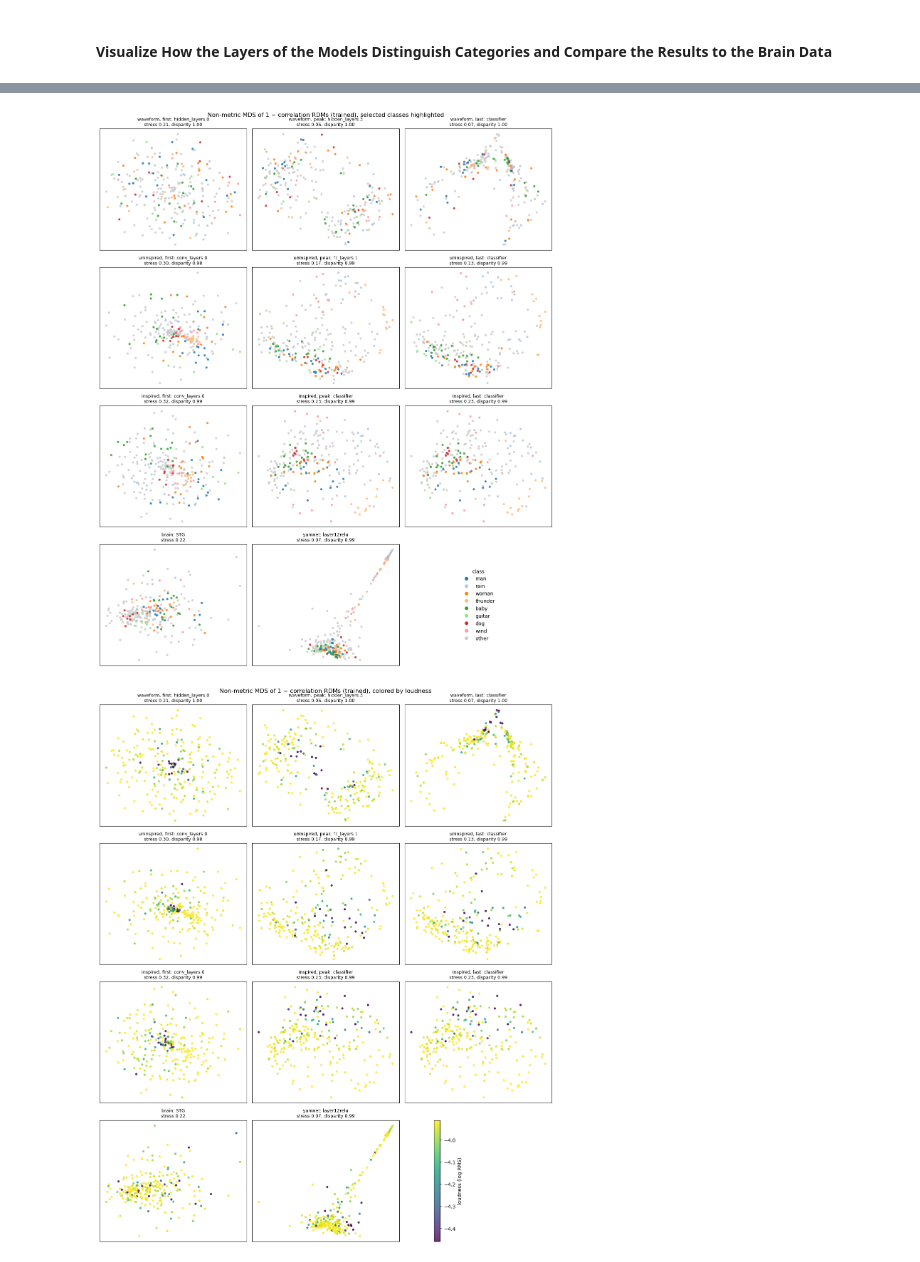
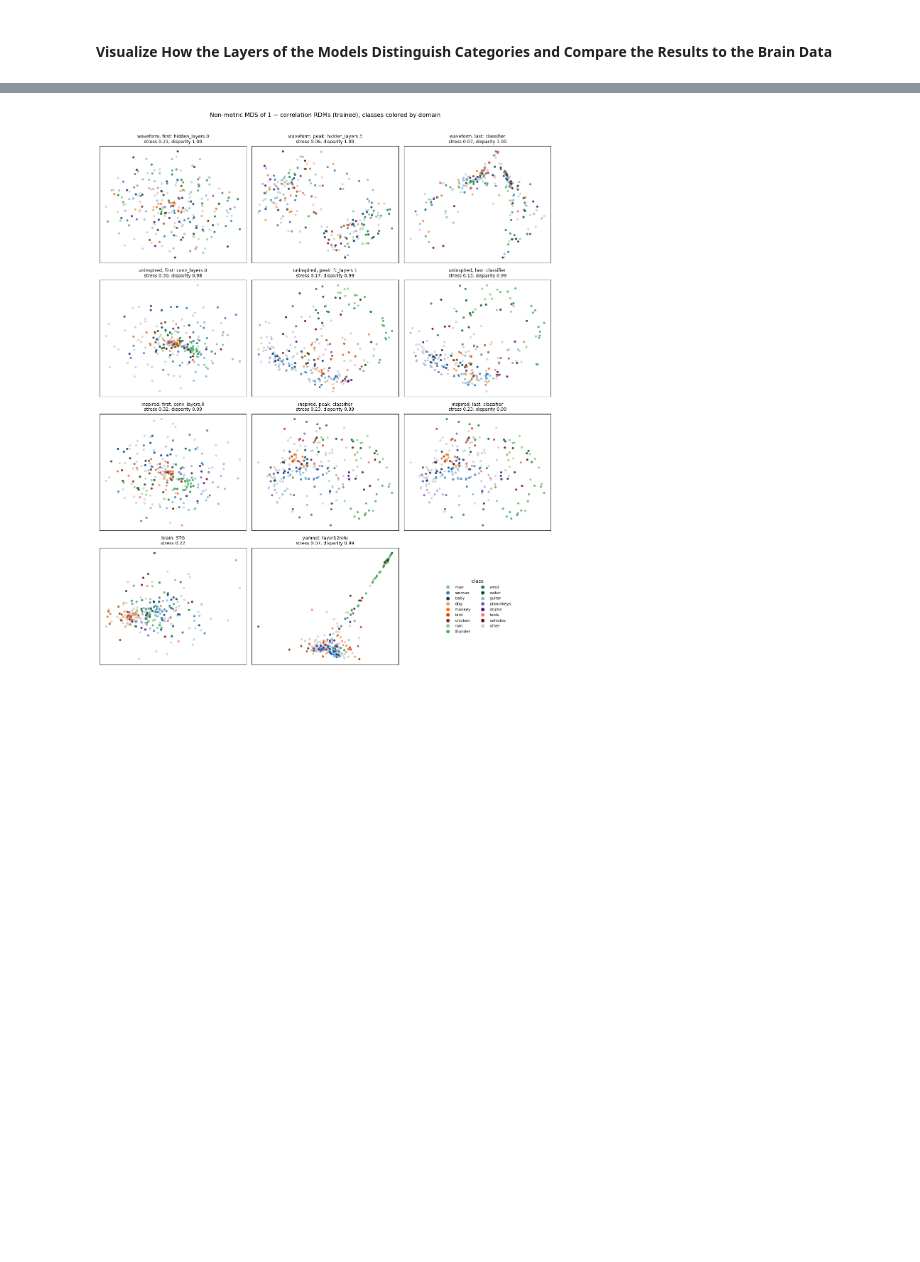
Before and after one commit to Frank03Lambert/MSMBS-Group07, a Jupyter notebook: Assignment4/assignment4_part1.ipynb, the cells around one changed output, grey strips where cells are left out. Cells and saved outputs as stored; diff of their text form; code cells hidden in the pictures; blank space fills up the shorter version.

```diff
--- a/Assignment4/assignment4_part1.ipynb
+++ b/Assignment4/assignment4_part1.ipynb
@@ -1081,5 +950,6 @@ import warnings
 # %%
 # analyze the distribution of labels
+category_labels = np.asarray(dataset.categories)
 category_counts = (
     pd.Series(category_labels, name="category")
     .value_counts()
@@ -1188,2 +1035,12 @@ from scipy.spatial import procrustes
+# %%
+# group broad categories to make sure they have the same shade
+class_domains = {
+    "voices": ("Blues", ["man", "woman", "baby"]),
+    "animals": ("Oranges", ["dog", "monkey", "bird", "chicken"]),
+    "natural forces": ("Greens", ["rain", "thunder", "wind", "water"]),
+    "music": ("Purples", ["guitar", "piano/keys", "drums"]),
+    "mechanical": ("Reds", ["tools", "vehicles"]),
+}
+class_colors = build_class_colors(class_domains)
 # %%
 # helper functions
@@ -1298,26 +1173,22 @@ for key, (layer, rdm) in panels.items():
 # %%
 subset_embeddings = {
     key: (name, coords[keep_idx], stress, disparity)
     for key, (name, coords, stress, disparity) in embeddings.items()
 }
 # highlight = ["man", "woman", "baby", "rain", "dog", "guitar"]
 highlight = [
     "man", "rain",
     "woman", "thunder",
     "baby", "guitar",
     "dog", "wind",
-    # "bird", "drums",
-    # "monkey", "water",
-    # "piano/keys", "tools",
-    # "vehicles",
+    "bird", "drums",
+    "monkey", "water",
+    "piano/keys", "tools",
+    "vehicles",
 ]
 plot_mds_grid(subset_embeddings, subset_labels,
-              "Non-metric MDS of 1 − correlation RDMs (trained), selected classes highlighted",
-              highlight=highlight)
-plot_mds_grid(subset_embeddings, log_rms[keep_idx],
-              "Non-metric MDS of 1 − correlation RDMs (trained), colored by loudness",
-              categorical=False)
+              "Non-metric MDS of 1 − correlation RDMs (trained), classes colored by domain",
+              class_colors=class_colors)
 # %% [output]
-[figure, old version]
+[figure, new version]
-[figure, removed]
 # %% [markdown]
```
Also changed, not shown: parts of 34 cells of this notebook.
